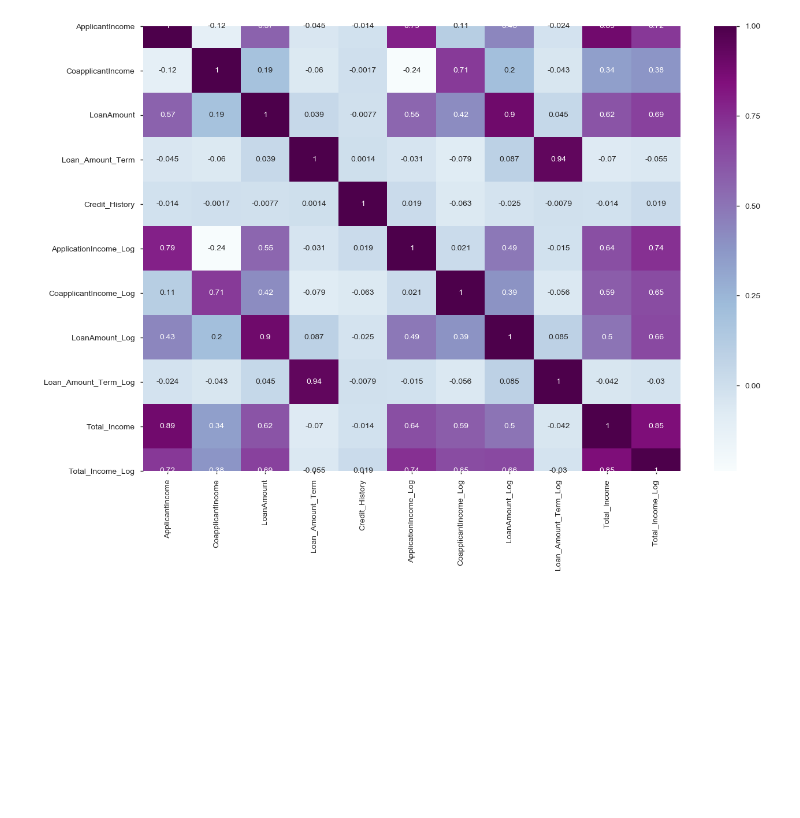
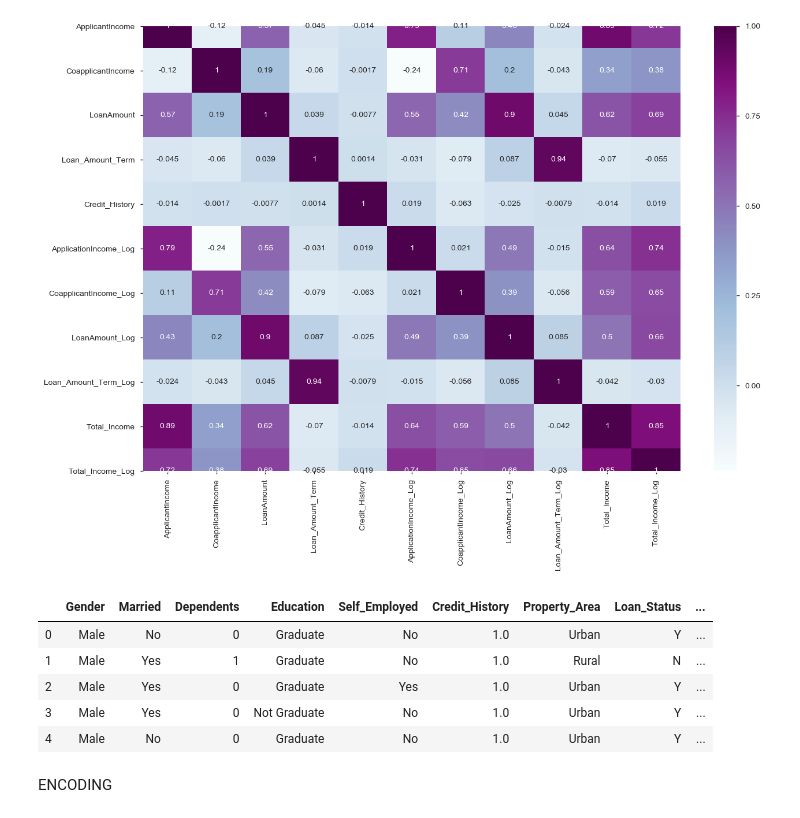
Before and after one commit to Tubbswilliam/Data-Science, a Jupyter notebook: BinaryClassificatioLoanPrediction.ipynb, the cells around one changed output. Saved outputs shown, nothing was run; the diff lists cells and outputs as text; code cells hidden in the pictures; blank space fills up the shorter version.

Commit message:
Model Training process

```diff
--- a/BinaryClassificatioLoanPrediction.ipynb
+++ b/BinaryClassificatioLoanPrediction.ipynb
@@ -225,0 +218,17 @@ sns.heatmap(corr, annot = True, cmap="BuPu")
+# %%
+#Next will get rid of the highly correlated variables.
+#From the correlation heatmap above we can clearly see that some of the variables are highly correlated hence we have to get
+#rid of them to avoid multicollinearlity in the model. I will also get rid of the coapplication_log variable since it contains
+#-inf values which will affect the model training process
+cols = ['ApplicantIncome', 'CoapplicantIncome', "LoanAmount", "Loan_Amount_Term", "Total_Income", 'Loan_ID',"CoapplicantIncome_Log"]
+dt = dt.drop(columns=cols, axis=1)
+dt.head()
+# %% [output]
+|  | Gender | Married | Dependents | Education | Self_Employed | Credit_History | Property_Area | Loan_Status | ... |
+| 0 | Male | No | 0 | Graduate | No | 1.0 | Urban | Y | ... |
+| 1 | Male | Yes | 1 | Graduate | No | 1.0 | Rural | N | ... |
+| 2 | Male | Yes | 0 | Graduate | Yes | 1.0 | Urban | Y | ... |
+| 3 | Male | Yes | 0 | Not Graduate | No | 1.0 | Urban | Y | ... |
+| 4 | Male | No | 0 | Graduate | No | 1.0 | Urban | Y | ... |
+# %% [markdown]
+ENCODING
```
Also changed, not shown: parts of 17 cells of this notebook.
